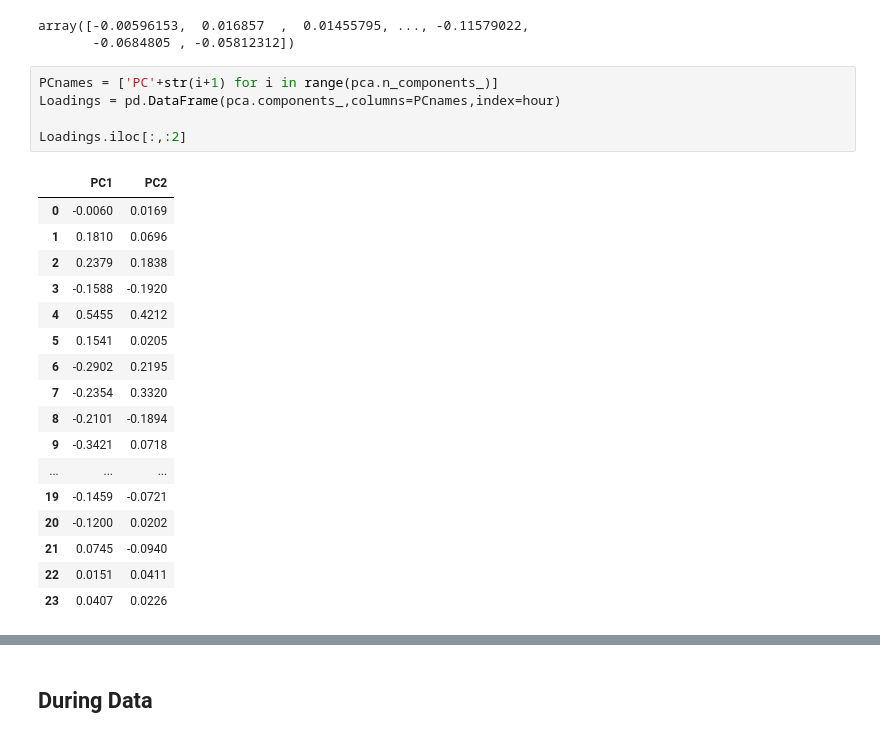
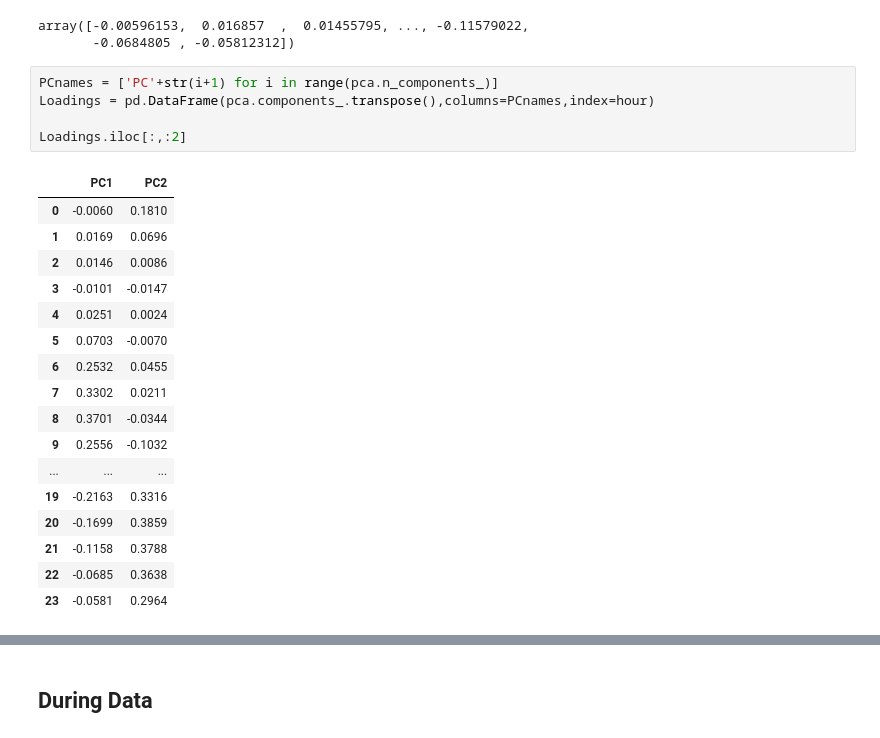
Before and after one commit to ucfnmxu/diss_code, a Jupyter notebook: before-data.ipynb, the cells around one changed output, grey strips where cells are left out. Drawn from its saved outputs; the diff is of its cells as text.

Commit message:
transpose

```diff
--- a/before-data.ipynb
+++ b/before-data.ipynb
@@ -269,24 +269,24 @@ array([-0.00596153,  0.016857  ,  0.01455795, ..., -0.11579022,
        -0.0684805 , -0.05812312])
 # %%
 PCnames = ['PC'+str(i+1) for i in range(pca.n_components_)]
-Loadings = pd.DataFrame(pca.components_,columns=PCnames,index=hour)
+Loadings = pd.DataFrame(pca.components_.transpose(),columns=PCnames,index=hour)
 
 Loadings.iloc[:,:2]
 # %% [output]
 |  | PC1 | PC2 |
-| 0 | -0.0060 | 0.0169 |
-| 1 | 0.1810 | 0.0696 |
-| 2 | 0.2379 | 0.1838 |
-| 3 | -0.1588 | -0.1920 |
-| 4 | 0.5455 | 0.4212 |
-| 5 | 0.1541 | 0.0205 |
-| 6 | -0.2902 | 0.2195 |
-| 7 | -0.2354 | 0.3320 |
-| 8 | -0.2101 | -0.1894 |
-| 9 | -0.3421 | 0.0718 |
+| 0 | -0.0060 | 0.1810 |
+| 1 | 0.0169 | 0.0696 |
+| 2 | 0.0146 | 0.0086 |
+| 3 | -0.0101 | -0.0147 |
+| 4 | 0.0251 | 0.0024 |
+| 5 | 0.0703 | -0.0070 |
+| 6 | 0.2532 | 0.0455 |
+| 7 | 0.3302 | 0.0211 |
+| 8 | 0.3701 | -0.0344 |
+| 9 | 0.2556 | -0.1032 |
 | ... | ... | ... |
-| 19 | -0.1459 | -0.0721 |
-| 20 | -0.1200 | 0.0202 |
-| 21 | 0.0745 | -0.0940 |
-| 22 | 0.0151 | 0.0411 |
-| 23 | 0.0407 | 0.0226 |
+| 19 | -0.2163 | 0.3316 |
+| 20 | -0.1699 | 0.3859 |
+| 21 | -0.1158 | 0.3788 |
+| 22 | -0.0685 | 0.3638 |
+| 23 | -0.0581 | 0.2964 |
```
Also changed, not shown: parts of 1 cell of this notebook.
